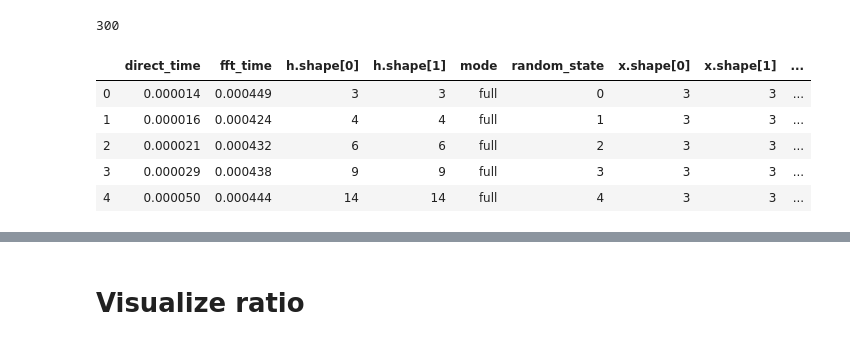
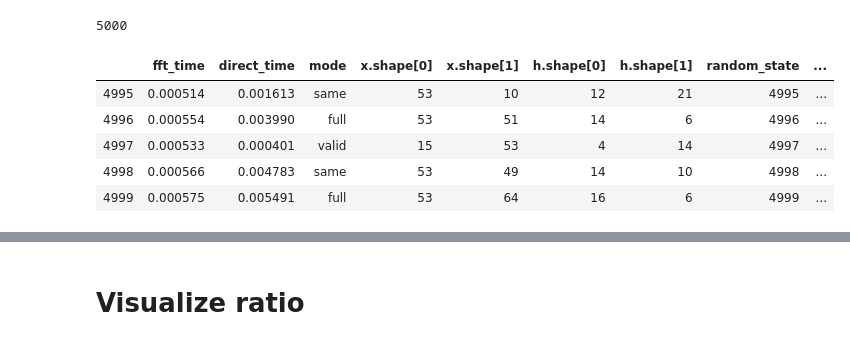
Before and after one commit to stsievert/scipy-convolve-timings, a Jupyter notebook: Train.ipynb, the cells around one changed output, grey strips where cells are left out. Drawn from its saved outputs; the diff is of its cells as text; code cells hidden in the pictures.

```diff
--- a/Train.ipynb
+++ b/Train.ipynb
@@ -7,17 +7,17 @@ np.seterr(all="raise")
 # %%
-df = pd.read_parquet("out/2019-07-27-conv2d.parquet")
+df = pd.read_parquet("out/2019-10-02-2d-train.parquet")
 print(len(df))
 
 df["h_nelement"] = df["h.shape[0]"] * df["h.shape[1]"]
 df["x_nelement"] = df["x.shape[0]"] * df["x.shape[1]"]
 df["log10(fft_time/direct_time)"] = np.log10(df.fft_time / df.direct_time)
 df["fft_time/direct_time"] = df.fft_time / df.direct_time
-df.head()
+df.tail()
 # %% [output]
-300
+5000
-|  | direct_time | fft_time | h.shape[0] | h.shape[1] | mode | random_state | x.shape[0] | x.shape[1] | ... |
-| 0 | 0.000014 | 0.000449 | 3 | 3 | full | 0 | 3 | 3 | ... |
-| 1 | 0.000016 | 0.000424 | 4 | 4 | full | 1 | 3 | 3 | ... |
-| 2 | 0.000021 | 0.000432 | 6 | 6 | full | 2 | 3 | 3 | ... |
-| 3 | 0.000029 | 0.000438 | 9 | 9 | full | 3 | 3 | 3 | ... |
-| 4 | 0.000050 | 0.000444 | 14 | 14 | full | 4 | 3 | 3 | ... |
+|  | fft_time | direct_time | mode | x.shape[0] | x.shape[1] | h.shape[0] | h.shape[1] | random_state | ... |
+| 4995 | 0.000514 | 0.001613 | same | 53 | 10 | 12 | 21 | 4995 | ... |
+| 4996 | 0.000554 | 0.003990 | full | 53 | 51 | 14 | 6 | 4996 | ... |
+| 4997 | 0.000533 | 0.000401 | valid | 15 | 53 | 4 | 14 | 4997 | ... |
+| 4998 | 0.000566 | 0.004783 | same | 53 | 49 | 14 | 10 | 4998 | ... |
+| 4999 | 0.000575 | 0.005491 | full | 53 | 64 | 16 | 6 | 4999 | ... |
```
Also changed, not shown: parts of 10 cells of this notebook, 2 other files.
